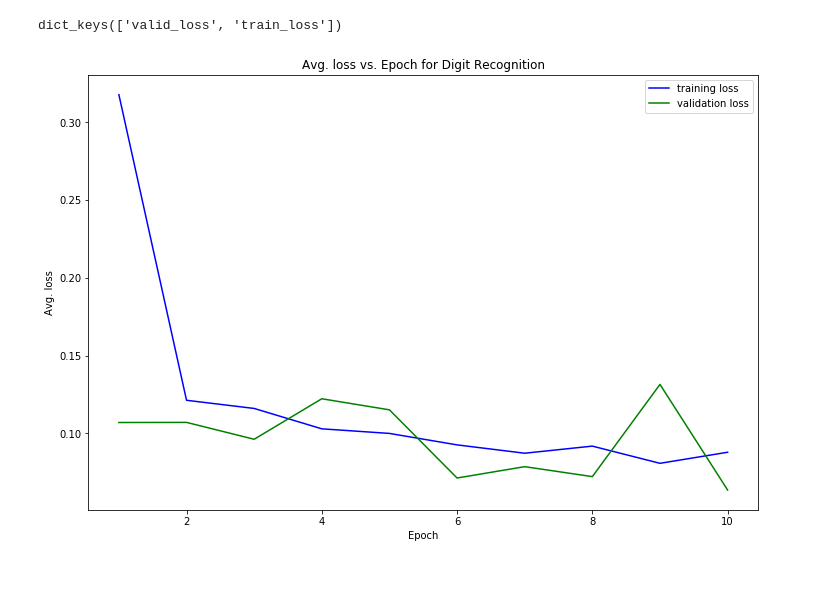
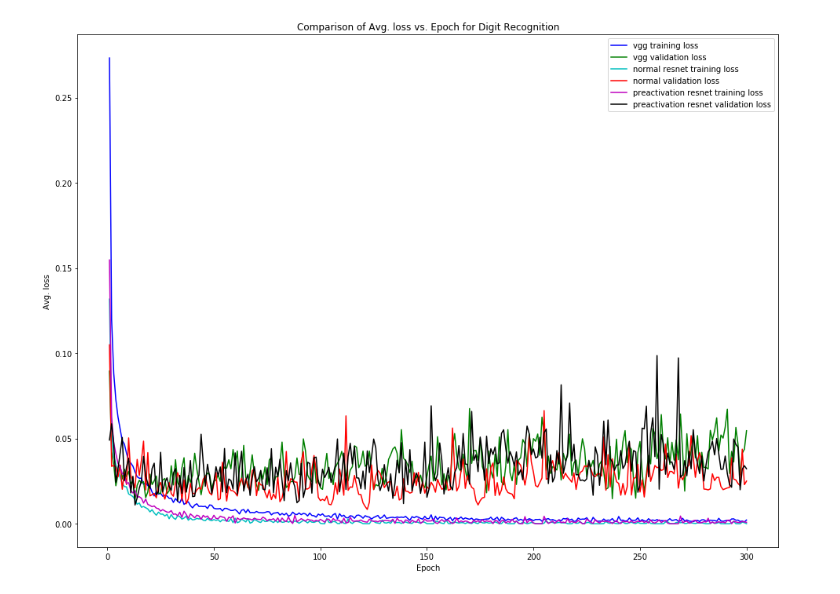
Before and after one commit to AbhishekRS4/digit_recognition_mnist, a Jupyter notebook: plot_loss.ipynb, the cells around one changed output. Drawn from its saved outputs; the diff is of its cells as text; code cells hidden in the pictures.

Commit message:
updated loss visualizations

```diff
--- a/plot_loss.ipynb
+++ b/plot_loss.ipynb
@@ -15,15 +10,23 @@ losses_dict = np.load(os.path.join(model_directory, config['model_metrics'])).it
-# %%
-losses_dict.keys()
-# %% [output]
-dict_keys(['valid_loss', 'train_loss'])
+# %%
+losses_vgg_file = os.path.join(os.getcwd(), os.path.join(config['model_directory'][0] + str(config['num_epochs']), config['model_metrics'][0]))
+losses_res_file = os.path.join(os.getcwd(), os.path.join(config['model_directory'][1] + str(config['num_epochs']), config['model_metrics'][1]))
+losses_pre_res_file = os.path.join(os.getcwd(), os.path.join(config['model_directory'][2] + str(config['num_epochs']), config['model_metrics'][2]))
+# %%
+losses_dict_vgg = np.load(losses_vgg_file).item()
+losses_dict_res = np.load(losses_res_file).item()
+losses_dict_pre_res = np.load(losses_pre_res_file).item()
 # %%
-plt.figure(figsize = (12, 8))
+plt.figure(figsize = (16, 12))
 plt.xlabel('Epoch')
 plt.ylabel('Avg. loss')
-plt.title('Avg. loss vs. Epoch for Digit Recognition')
-plt.plot(np.arange(1, len(losses_dict['train_loss']) + 1), losses_dict['train_loss'], 'b', label = "training loss")
-plt.plot(np.arange(1, len(losses_dict['valid_loss']) + 1), losses_dict['valid_loss'], 'g', label = "validation loss")
+plt.title('Comparison of Avg. loss vs. Epoch for Digit Recognition')
+plt.plot(np.arange(1, len(losses_dict_vgg['train_loss']) + 1), losses_dict_vgg['train_loss'], 'b', label = "vgg training loss")
+plt.plot(np.arange(1, len(losses_dict_vgg['valid_loss']) + 1), losses_dict_vgg['valid_loss'], 'g', label = "vgg validation loss")
+plt.plot(np.arange(1, len(losses_dict_res['train_loss']) + 1), losses_dict_res['train_loss'], 'c', label = "normal resnet training loss")
+plt.plot(np.arange(1, len(losses_dict_res['valid_loss']) + 1), losses_dict_res['valid_loss'], 'r', label = "normal validation loss")
+plt.plot(np.arange(1, len(losses_dict_pre_res['train_loss']) + 1), losses_dict_pre_res['train_loss'], 'm', label = "preactivation resnet training loss")
+plt.plot(np.arange(1, len(losses_dict_pre_res['valid_loss']) + 1), losses_dict_pre_res['valid_loss'], 'k', label = "preactivation resnet validation loss")
 plt.legend()
 plt.show()
 # %% [output]
-[figure, old version]
+[figure, new version]
```
Also changed, not shown: parts of 4 cells of this notebook.
